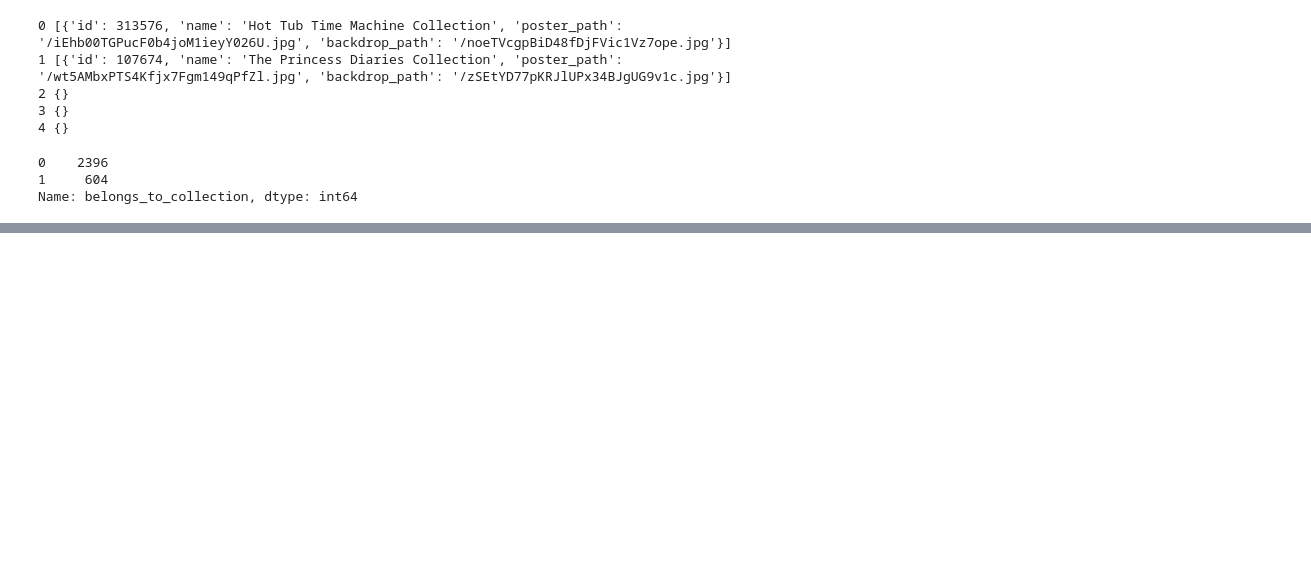
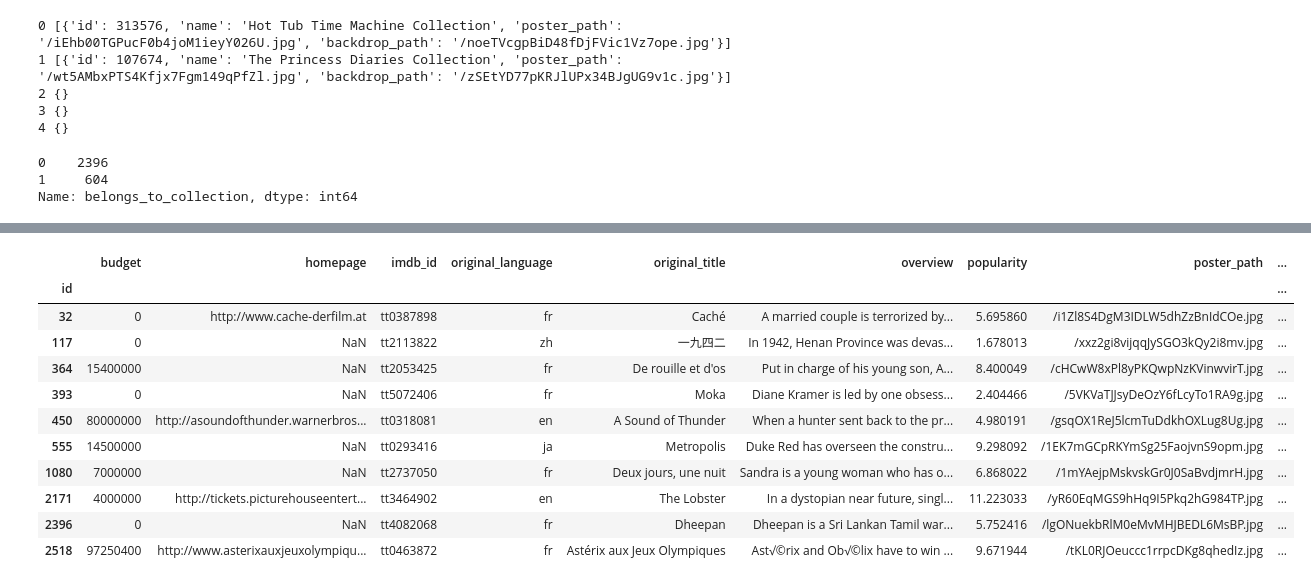
Before and after one commit to micsab/box_office_predictions, a Jupyter notebook: box_office_predictions.ipynb, the cells around one changed output, grey strips where cells are left out. Cells and saved outputs as stored; diff of their text form; code cells hidden in the pictures; blank space fills up the shorter version.

```diff
--- a/box_office_predictions.ipynb
+++ b/box_office_predictions.ipynb
@@ -113,0 +165,22 @@ y_train = df_train['revenue']
+# %%
+df_train['num_genres'] = df_train['genres'].apply(lambda x: len(x) if x != {} else 0)
+df_train['all_genres'] = df_train['genres'].apply(
+    lambda x: ' '.join(sorted([i['name'] for i in x])) if x != {} else '')
+
+top_genres = [m[0] for m in Counter([i for j in list_of_genres for i in j]).most_common(15)]
+
+for g in top_genres:
+    df_train['genre_' + g] = df_train['all_genres'].apply(lambda x: 1 if g in x else 0)
+
+
+df_test['num_genres'] = df_test['genres'].apply(lambda x: len(x) if x != {} else 0)
+df_test['all_genres'] = df_test['genres'].apply(
+    lambda x: ' '.join(sorted([i['name'] for i in x])) if x != {} else '')
+
+top_genres = [m[0] for m in Counter([i for j in list_of_genres for i in j]).most_common(15)]
+
+for g in top_genres:
+    df_test['genre_' + g] = df_test['all_genres'].apply(lambda x: 1 if g in x else 0)
+
+df_train = df_train.drop(['genres'], axis=1)
+df_test = df_test.drop(['genres'], axis=1)
@@ -113,0 +220,15 @@ y_train = df_train['revenue']
+# %%
+df_train[df_train['production_companies'].apply(lambda x: len(x) if x != {} else 0) > 11]
+# %% [output]
+|  | budget | homepage | imdb_id | original_language | original_title | overview | popularity | poster_path | ... |
+| id |  |  |  |  |  |  |  |  | ... |
+| 32 | 0 | http://www.cache-derfilm.at | tt0387898 | fr | Caché | A married couple is terrorized by... | 5.695860 | /i1Zl8S4DgM3IDLW5dhZzBnIdCOe.jpg | ... |
+| 117 | 0 | NaN | tt2113822 | zh | 一九四二 | In 1942, Henan Province was devas... | 1.678013 | /xxz2gi8vijqqJySGO3kQy2i8mv.jpg | ... |
+| 364 | 15400000 | NaN | tt2053425 | fr | De rouille et d'os | Put in charge of his young son, A... | 8.400049 | /cHCwW8xPl8yPKQwpNzKVinwvirT.jpg | ... |
+| 393 | 0 | NaN | tt5072406 | fr | Moka | Diane Kramer is led by one obsess... | 2.404466 | /5VKVaTJJsyDeOzY6fLcyTo1RA9g.jpg | ... |
+| 450 | 80000000 | http://asoundofthunder.warnerbros... | tt0318081 | en | A Sound of Thunder | When a hunter sent back to the pr... | 4.980191 | /gsqOX1ReJ5lcmTuDdkhOXLug8Ug.jpg | ... |
+| 555 | 14500000 | NaN | tt0293416 | ja | Metropolis | Duke Red has overseen the constru... | 9.298092 | /1EK7mGCpRKYmSg25FaojvnS9opm.jpg | ... |
+| 1080 | 7000000 | NaN | tt2737050 | fr | Deux jours, une nuit | Sandra is a young woman who has o... | 6.868022 | /1mYAejpMskvskGr0J0SaBvdjmrH.jpg | ... |
+| 2171 | 4000000 | http://tickets.picturehouseentert... | tt3464902 | en | The Lobster | In a dystopian near future, singl... | 11.223033 | /yR60EqMGS9hHq9I5Pkq2hG984TP.jpg | ... |
+| 2396 | 0 | NaN | tt4082068 | fr | Dheepan | Dheepan is a Sri Lankan Tamil war... | 5.752416 | /lgONuekbRlM0eMvMHJBEDL6MsBP.jpg | ... |
+| 2518 | 97250400 | http://www.asterixauxjeuxolympiqu... | tt0463872 | fr | Astérix aux Jeux Olympiques | Ast√©rix and Ob√©lix have to win ... | 9.671944 | /tKL0RJOeuccc1rrpcDKg8qhedIz.jpg | ... |
```
Also changed, not shown: parts of 28 cells of this notebook.
